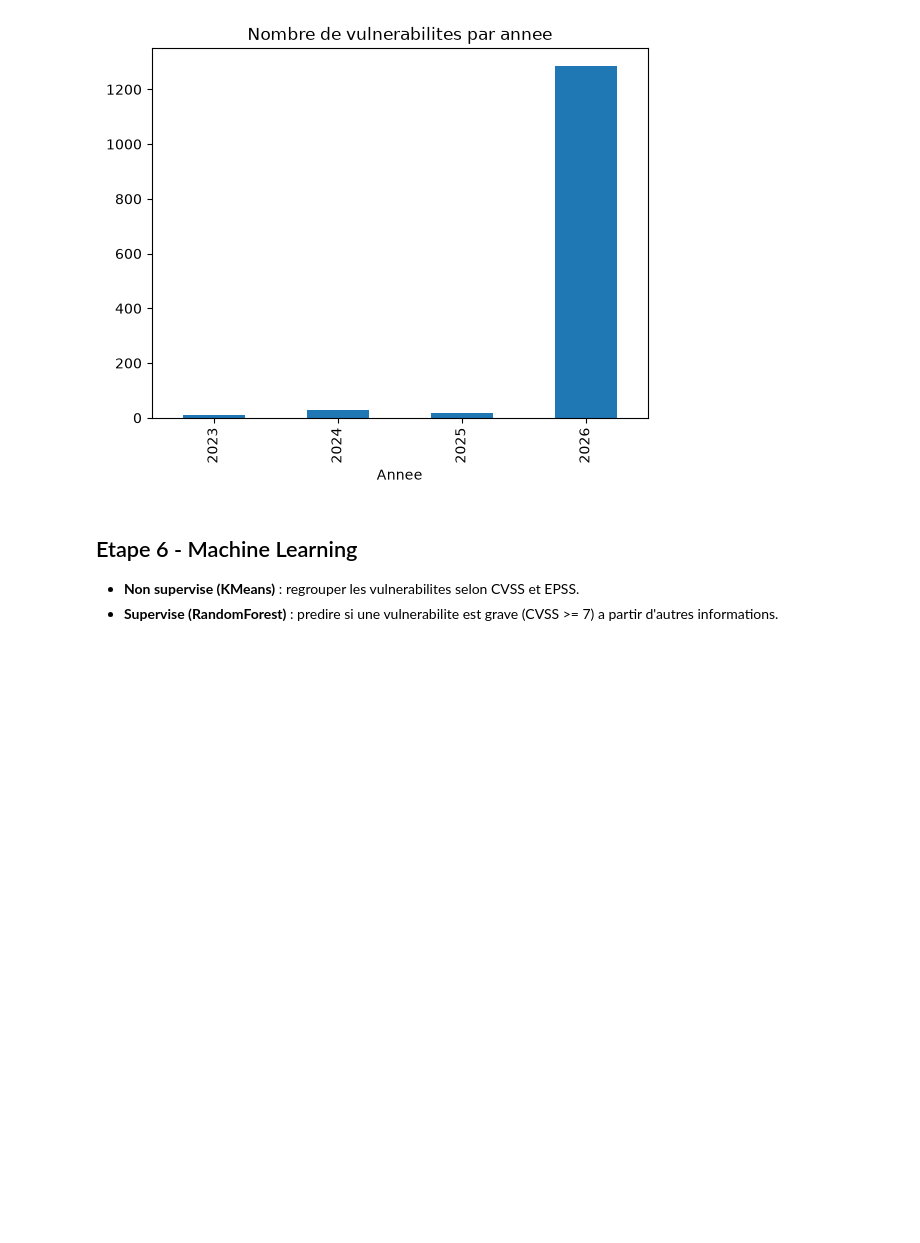
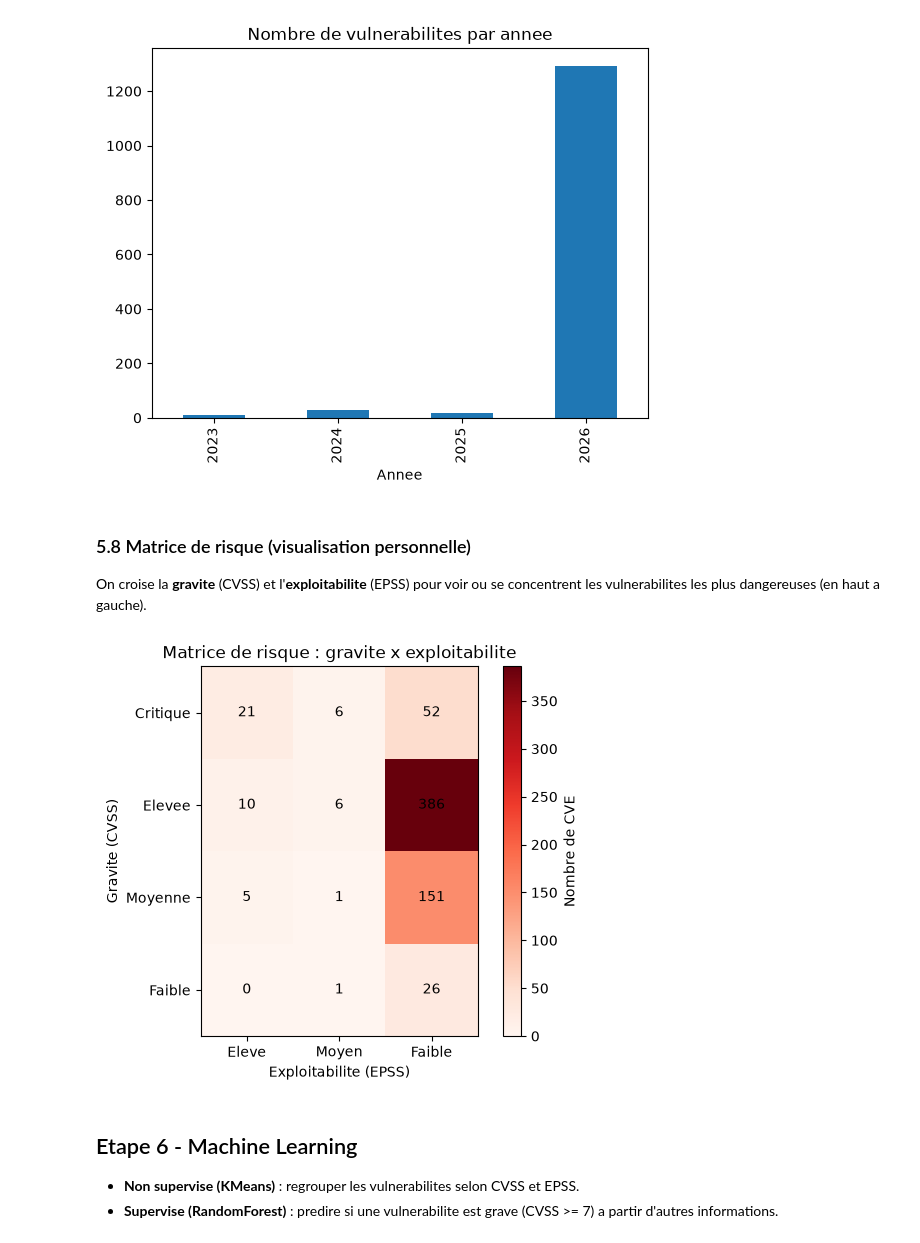
Before and after one commit to Evit94/Data_Science, a Jupyter notebook: analyse_anssi.ipynb, the cells around one changed output. Drawn from its saved outputs; the diff is of its cells as text; code cells hidden in the pictures; blank space fills up the shorter version.

```diff
--- a/analyse_anssi.ipynb
+++ b/analyse_anssi.ipynb
@@ -139,6 +139,35 @@ plt.xlabel("Annee")
 plt.show()
 # %% [output]
 [figure]
+# %% [markdown]
+### 5.8 Matrice de risque (visualisation personnelle)
+
+On croise la **gravite** (CVSS) et l'**exploitabilite** (EPSS) pour voir ou se
+concentrent les vulnerabilites les plus dangereuses (en haut a gauche).
+# %%
+# Matrice de risque : gravite (CVSS) x exploitabilite (EPSS)
+ordre_grav = ["Critique", "Elevee", "Moyenne", "Faible"]
+ordre_epss = ["Eleve", "Moyen", "Faible"]
+
+matrice = pd.crosstab(df["Base Severity"], df["Niveau EPSS"])
+matrice = matrice.reindex(index=ordre_grav, columns=ordre_epss).fillna(0)
+
+plt.imshow(matrice, cmap="Reds")
+plt.colorbar(label="Nombre de CVE")
+plt.xticks(range(len(ordre_epss)), ordre_epss)
+plt.yticks(range(len(ordre_grav)), ordre_grav)
+plt.xlabel("Exploitabilite (EPSS)")
+plt.ylabel("Gravite (CVSS)")
+plt.title("Matrice de risque : gravite x exploitabilite")
+
+# on ecrit le nombre de CVE dans chaque case
+for i in range(len(ordre_grav)):
+    for j in range(len(ordre_epss)):
+        plt.text(j, i, int(matrice.iloc[i, j]), ha="center", va="center")
+
+plt.show()
+# %% [output]
+[figure, added]
 # %% [markdown]
 ## Etape 6 - Machine Learning
 
```
Also changed, not shown: parts of 15 cells of this notebook, 5 other files.
